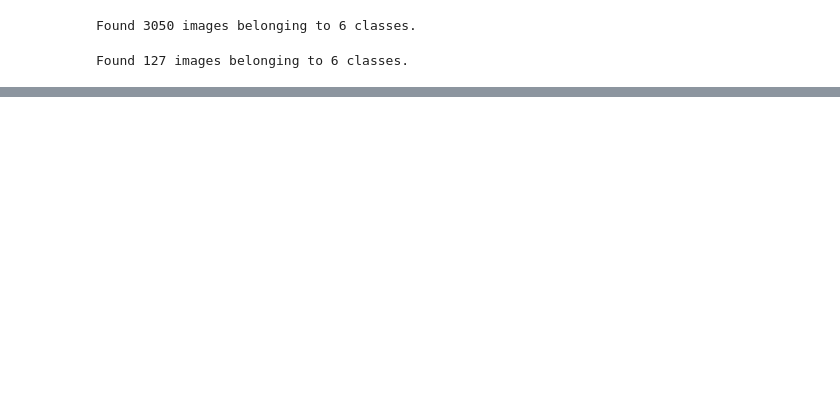
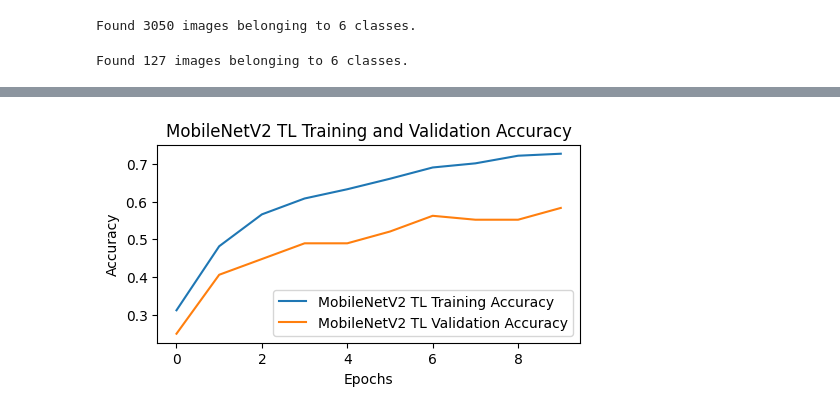
Before and after one commit to Guhan2348519/lab-task, a Jupyter notebook: Research.ipynb, the cells around one changed output, grey strips where cells are left out. Cells and saved outputs as stored; diff of their text form; code cells hidden in the pictures; blank space fills up the shorter version.

```diff
--- a/Research.ipynb
+++ b/Research.ipynb
@@ -192,6 +385,7 @@ print("GoogLeNet Transfer Learning Test Accuracy:", test_accuracy_tl_googlenet)
 
 
 # MobileNetV2 Transfer Learning Training and Validation Accuracy
+plt.figure(figsize=(12, 18))
 plt.subplot(6, 2, 5)
 plt.plot(history_tl_mobilenet.history['accuracy'], label='MobileNetV2 TL Training Accuracy')
 plt.plot(history_tl_mobilenet.history['val_accuracy'], label='MobileNetV2 TL Validation Accuracy')
@@ -203,6 +397,10 @@ plt.legend()
 
 
 # MobileNetV2 Transfer Learning Training and Validation Loss
+import matplotlib.pyplot as plt
+
+plt.figure(figsize=(12, 18))  # Adjust the figure size as needed
+
 plt.subplot(6, 2, 6)
 plt.plot(history_tl_mobilenet.history['loss'], label='MobileNetV2 TL Training Loss')
 plt.plot(history_tl_mobilenet.history['val_loss'], label='MobileNetV2 TL Validation Loss')
@@ -211,83 +409,5 @@ plt.ylabel('Loss')
 plt.title('MobileNetV2 TL Training and Validation Loss')
 plt.legend()
 
-
-
-# VGG16 Transfer Learning Training and Validation Accuracy
-plt.subplot(6, 2, 7)
-plt.plot(history_tl_vgg16.history['accuracy'], label='VGG16 TL Training Accuracy')
-plt.plot(history_tl_vgg16.history['val_accuracy'], label='VGG16 TL Validation Accuracy')
-plt.xlabel('Epochs')
-plt.ylabel('Accuracy')
-plt.title('VGG16 TL Training and Validation Accuracy')
-plt.legend()
-# VGG16 Transfer Learning Training and Validation Loss
-plt.subplot(6, 2, 8)
-plt.plot(history_tl_vgg16.history['loss'], label='VGG16 TL Training Loss')
-plt.plot(history_tl_vgg16.history['val_loss'], label='VGG16 TL Validation Loss')
-plt.xlabel('Epochs')
-plt.ylabel('Loss')
-plt.title('VGG16 TL Training and Validation Loss')
-plt.legend()
-
-
-
-# GoogLeNet Transfer Learning Training and Validation Accuracy
-plt.subplot(6, 2, 9)
-plt.plot(history_tl_googlenet.history['accuracy'], label='GoogLeNet TL Training Accuracy')
-plt.plot(history_tl_googlenet.history['val_accuracy'], label='GoogLeNet TL Validation Accuracy')
-plt.xlabel('Epochs')
-plt.ylabel('Accuracy')
-plt.title('GoogLeNet TL Training and Validation Accuracy')
-plt.legend()
-# GoogLeNet Transfer Learning Training and Validation Loss
-plt.subplot(6, 2, 10)
-plt.plot(history_tl_googlenet.history['loss'], label='GoogLeNet TL Training Loss')
-plt.plot(history_tl_googlenet.history['val_loss'], label='GoogLeNet TL Validation Loss')
-plt.xlabel('Epochs')
-plt.ylabel('Loss')
-plt.title('GoogLeNet TL Training and Validation Loss')
-plt.legend()
 plt.show()
-
-
-
-# Confusion Matrix and Classification Report for MobileNetV2 Transfer Learning Model
-predictions_tl_mobilenet = np.argmax(model_tl_mobilenet.predict(test_generator), axis=1)
-cm_tl_mobilenet = confusion_matrix(test_generator.classes, predictions_tl_mobilenet)
-df_cm_tl_mobilenet = pd.DataFrame(cm_tl_mobilenet, index=[i for i in range(6)], columns=[i for i in range(6)])
-plt.figure(figsize=(10, 7))
-sn.heatmap(df_cm_tl_mobilenet, annot=True, cmap="RdPu")
-plt.xlabel('Predicted')
-plt.ylabel('True')
-plt.title('Confusion Matrix for MobileNetV2 Transfer Learning Model')
-plt.show()
-
-print("Classification Report for MobileNetV2 Transfer Learning Model:")
-print(classification_report(test_generator.classes, predictions_tl_mobilenet))
-# Confusion Matrix and Classification Report for VGG16 Transfer Learning Model
-predictions_tl_vgg16 = np.argmax(model_tl_vgg16.predict(test_generator), axis=1)
-cm_tl_vgg16 = confusion_matrix(test_generator.classes, predictions_tl_vgg16)
-df_cm_tl_vgg16 = pd.DataFrame(cm_tl_vgg16, index=[i for i in range(6)], columns=[i for i in range(6)])
-plt.figure(figsize=(10, 7))
-sn.heatmap(df_cm_tl_vgg16, annot=True, cmap="RdPu")
-plt.xlabel('Predicted')
-plt.ylabel('True')
-plt.title('Confusion Matrix for VGG16 Transfer Learning Model')
-plt.show()
-
-print("Classification Report for VGG16 Transfer Learning Model:")
-print(classification_report(test_generator.classes, predictions_tl_vgg16))
-# Confusion Matrix and Classification Report for GoogLeNet Transfer Learning Model
-predictions_tl_googlenet = np.argmax(model_tl_googlenet.predict(test_generator), axis=1)
-cm_tl_googlenet = confusion_matrix(test_generator.classes, predictions_tl_googlenet)
-df_cm_tl_googlenet = pd.DataFrame(cm_tl_googlenet, index=[i for i in range(6)], columns=[i for i in range(6)])
-plt.figure(figsize=(10, 7))
-sn.heatmap(df_cm_tl_googlenet, annot=True, cmap="RdPu")
-plt.xlabel('Predicted')
-plt.ylabel('True')
-plt.title('Confusion Matrix for GoogLeNet Transfer Learning Model')
-plt.show()
-
-print("Classification Report for GoogLeNet Transfer Learning Model:")
-print(classification_report(test_generator.classes, predictions_tl_googlenet))
+# %% [output]
@@ -293,0 +424 @@ print(classification_report(test_generator.classes, predictions_tl_googlenet))
+[figure, added]
```
Also changed, not shown: parts of 14 cells of this notebook.
